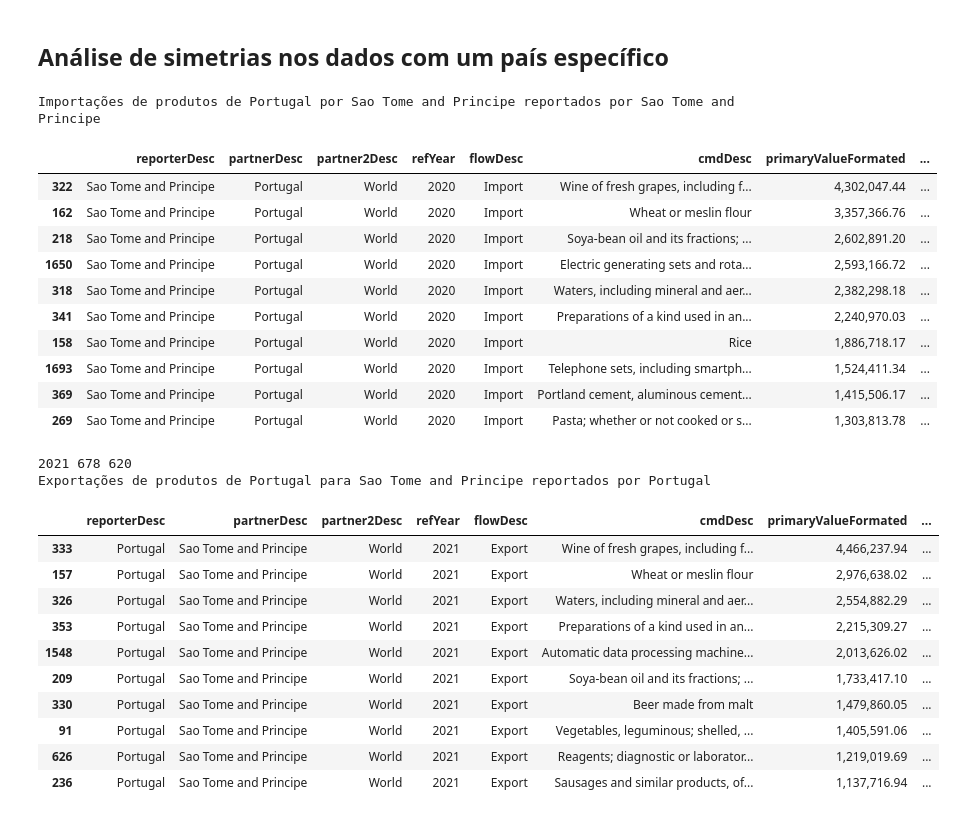
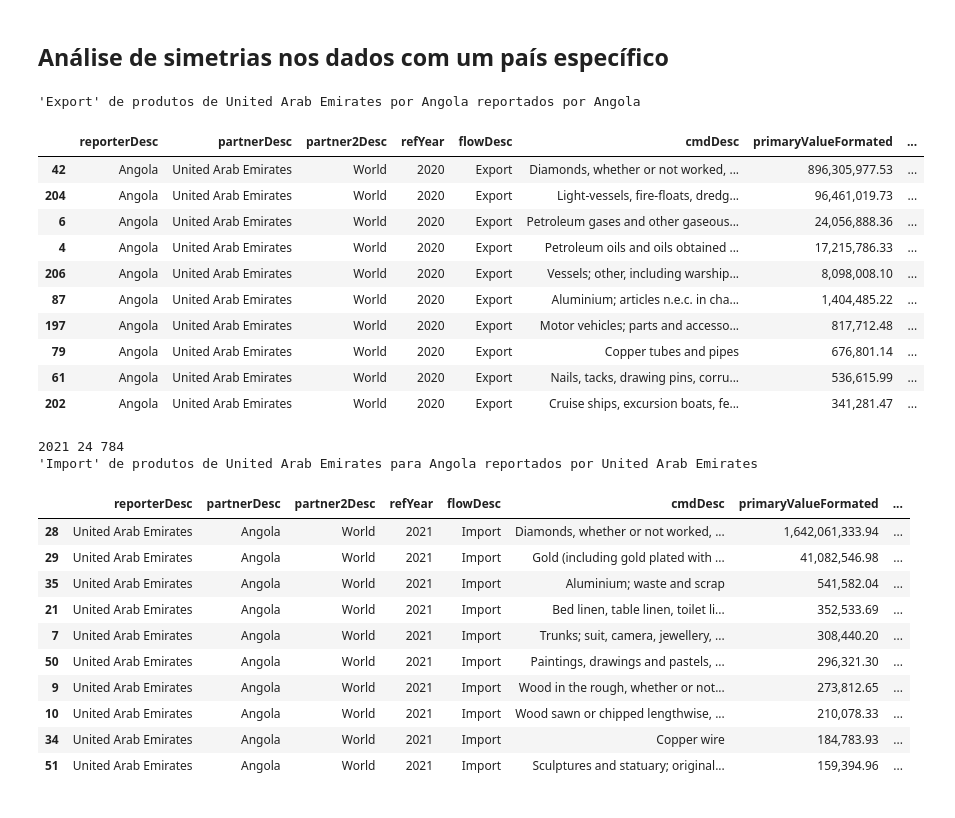
Before and after one commit to joaquimrcarvalho/cipf-comtrade, a Jupyter notebook: country_trade_profile.ipynb, the cells around one changed output. Cells and saved outputs as stored; diff of their text form; code cells hidden in the pictures.

```diff
--- a/country_trade_profile.ipynb
+++ b/country_trade_profile.ipynb
@@ -62,7 +62,7 @@ comtrade.PERIOD_SECONDS=5
 
 Choose country and years of interest
 # %%
-country_of_interest = comtrade.m49_stome_principe
+country_of_interest = comtrade.m49_angola
 years_of_interest = comtrade.year_range(2021, 2022)
 print(comtrade.COUNTRY_CODES[country_of_interest], years_of_interest)
 # %% [output]
@@ -363,20 +373,21 @@ df_import_rep_a_world[df_import_rep_a_world['primaryValue']>100000][cols].sort_v
 # %% [markdown]
 ### Principais destinos de exportação segundo o registo da importações do resto do mundo
 # %%
+show_only_top=10
 df_import_rep_a_world = comtrade.get_data("C",# C for commodities, S for Services
                      "A",# (freqCode) A for annual and M for monthly
                      flowCode='M',
                      cmdCode='TOTAL',
                      reporterCode=None,
                      partnerCode=partnerA,
-                     partner2Code=None,
+                     partner2Code=0,
                      motCode = 0,
-                     customsCode=None,
+                     # customsCode=0,
                      period=years_of_interest,
                      echo_url=False
                      )
 total_import = df_import_rep_a_world['primaryValue'].sum()
 df_import_rep_a_world['perc'] = df_import_rep_a_world['primaryValue']/total_import
-df_import_rep_a_world[df_import_rep_a_world['primaryValue']>1000][cols].sort_values(by=['refYear','reporterDesc','primaryValue'], ascending=[True,True,False]).head(150).style.format({'perc': '{:,.2%}'.format})
+df_import_rep_a_world[df_import_rep_a_world['primaryValue']>1000][cols].sort_values(by=['refYear','primaryValue','reporterDesc',], ascending=[True,False,True]).head(show_only_top).style.format({'perc': '{:,.2%}'.format})
 # %% [output]
 |  | reporterDesc | partnerDesc | partner2Desc | refYear | flowDesc | primaryValueFormated | primaryValue | ... |
@@ -399,11 +404,12 @@ df_import_rep_a_world[df_import_rep_a_world['primaryValue']>1000][cols].sort_val
 # %% [markdown]
 ## Análise de simetrias nos dados com um país específico
 # %%
-partnerB = comtrade.COUNTRY_CODES_REVERSE['Portugal']
-flowCode = 'M'
+partnerB = comtrade.COUNTRY_CODES_REVERSE['United Arab Emirates']
+flowCode = 'X'
 cmd_detail = 'AG4'
 show_only_top = 10
 
+flowDesc = comtrade.FLOWS_CODES[flowCode]
 cols = ['reporterDesc','partnerDesc','partner2Desc','refYear','flowDesc','cmdDesc','primaryValueFormated','primaryValue','perc','motDesc','isAggregate','customsDesc']
 # %%
 df_import_rep_a = comtrade.get_data("C",# C for commodities, S for Services
@@ -422,68 +428,70 @@ if df_import_rep_a is not None:
     total_import = df_import_rep_a['primaryValue'].sum()
     df_import_rep_a['perc'] = df_import_rep_a['primaryValue']/total_import
     cols = cols + ['perc']
-    print(f"Importações de produtos de {comtrade.COUNTRY_CODES.get(partnerB)} por {comtrade.COUNTRY_CODES.get(partnerA)} reportados por {comtrade.COUNTRY_CODES.get(partnerA)}")
+    print(f"'{flowDesc}' de produtos de {comtrade.COUNTRY_CODES.get(partnerB)} por {comtrade.COUNTRY_CODES.get(partnerA)} reportados por {comtrade.COUNTRY_CODES.get(partnerA)}")
     result = df_import_rep_a[cols].sort_values(by=['refYear','primaryValue'], ascending=[True,False]).head(show_only_top).style.format({'perc': '{:,.2%}'.format})
 else:
-    print(f"Não há importações de produtos de {comtrade.COUNTRY_CODES.get(partnerA)} por {comtrade.COUNTRY_CODES.get(partnerB)} reportados por {comtrade.COUNTRY_CODES.get(partnerA)}")
+    print(f"Não há '{flowDesc}' de produtos de {comtrade.COUNTRY_CODES.get(partnerA)} por {comtrade.COUNTRY_CODES.get(partnerB)} reportados por {comtrade.COUNTRY_CODES.get(partnerA)}")
     result = ''
 
 result
 # %% [output]
-Importações de produtos de Portugal por Sao Tome and Principe reportados por Sao Tome and Principe
+'Export' de produtos de United Arab Emirates por Angola reportados por Angola
 |  | reporterDesc | partnerDesc | partner2Desc | refYear | flowDesc | cmdDesc | primaryValueFormated | ... |
-| 322 | Sao Tome and Principe | Portugal | World | 2020 | Import | Wine of fresh grapes, including f... | 4,302,047.44 | ... |
-| 162 | Sao Tome and Principe | Portugal | World | 2020 | Import | Wheat or meslin flour | 3,357,366.76 | ... |
-| 218 | Sao Tome and Principe | Portugal | World | 2020 | Import | Soya-bean oil and its fractions; ... | 2,602,891.20 | ... |
-| 1650 | Sao Tome and Principe | Portugal | World | 2020 | Import | Electric generating sets and rota... | 2,593,166.72 | ... |
-| 318 | Sao Tome and Principe | Portugal | World | 2020 | Import | Waters, including mineral and aer... | 2,382,298.18 | ... |
-| 341 | Sao Tome and Principe | Portugal | World | 2020 | Import | Preparations of a kind used in an... | 2,240,970.03 | ... |
-| 158 | Sao Tome and Principe | Portugal | World | 2020 | Import | Rice | 1,886,718.17 | ... |
-| 1693 | Sao Tome and Principe | Portugal | World | 2020 | Import | Telephone sets, including smartph... | 1,524,411.34 | ... |
-| 369 | Sao Tome and Principe | Portugal | World | 2020 | Import | Portland cement, aluminous cement... | 1,415,506.17 | ... |
-| 269 | Sao Tome and Principe | Portugal | World | 2020 | Import | Pasta; whether or not cooked or s... | 1,303,813.78 | ... |
+| 42 | Angola | United Arab Emirates | World | 2020 | Export | Diamonds, whether or not worked, ... | 896,305,977.53 | ... |
+| 204 | Angola | United Arab Emirates | World | 2020 | Export | Light-vessels, fire-floats, dredg... | 96,461,019.73 | ... |
+| 6 | Angola | United Arab Emirates | World | 2020 | Export | Petroleum gases and other gaseous... | 24,056,888.36 | ... |
+| 4 | Angola | United Arab Emirates | World | 2020 | Export | Petroleum oils and oils obtained ... | 17,215,786.33 | ... |
+| 206 | Angola | United Arab Emirates | World | 2020 | Export | Vessels; other, including warship... | 8,098,008.10 | ... |
+| 87 | Angola | United Arab Emirates | World | 2020 | Export | Aluminium; articles n.e.c. in cha... | 1,404,485.22 | ... |
+| 197 | Angola | United Arab Emirates | World | 2020 | Export | Motor vehicles; parts and accesso... | 817,712.48 | ... |
+| 79 | Angola | United Arab Emirates | World | 2020 | Export | Copper tubes and pipes | 676,801.14 | ... |
+| 61 | Angola | United Arab Emirates | World | 2020 | Export | Nails, tacks, drawing pins, corru... | 536,615.99 | ... |
+| 202 | Angola | United Arab Emirates | World | 2020 | Export | Cruise ships, excursion boats, fe... | 341,281.47 | ... |
 # %%
 # invertemos
 
 print(years_of_interest, partnerA, partnerB)
-print(f"Exportações de produtos de {comtrade.COUNTRY_CODES.get(partnerB)} para {comtrade.COUNTRY_CODES.get(partnerA)} reportados por {comtrade.COUNTRY_CODES.get(partnerB)}")
 
 if flowCode == 'M':
     flowCodeInv = 'X'
 else:
     flowCodeInv = 'M'
+
+flowDesc = comtrade.FLOWS_CODES[flowCodeInv]
+print(f"'{flowDesc}' de produtos de {comtrade.COUNTRY_CODES.get(partnerB)} para {comtrade.COUNTRY_CODES.get(partnerA)} reportados por {comtrade.COUNTRY_CODES.get(partnerB)}")
 
 df_import_rep_b = comtrade.get_data("C",# C for commodities, S for Services
                      "A",# (freqCode) A for annual and M for monthly
                      flowCode=flowCodeInv,
                      cmdCode=cmd_detail,
                      reporterCode=partnerB,
                      partnerCode=partnerA,
                      partner2Code=0,
                      period=years_of_interest,
                      motCode = 0,
                      echo_url=False
                      )
 if df_import_rep_b is not None:
     total_import = df_import_rep_b['primaryValue'].sum()
     df_import_rep_b['perc'] = df_import_rep_b['primaryValue']/total_import
     cols = cols + ['perc']
     result = df_import_rep_b[cols].sort_values(by=['refYear','reporterDesc','primaryValue'], ascending=[True,True,False]).head(show_only_top).style.format({'perc': '{:,.2%}'.format})
 else:
-    print(f"Não há exportações de produtos de {comtrade.COUNTRY_CODES.get(partnerB)} para {comtrade.COUNTRY_CODES.get(partnerA)} reportados por {comtrade.COUNTRY_CODES.get(partnerB)}")
+    print(f"Não há '{flowDesc}' de produtos de {comtrade.COUNTRY_CODES.get(partnerB)} para {comtrade.COUNTRY_CODES.get(partnerA)} reportados por {comtrade.COUNTRY_CODES.get(partnerB)}")
     result = ''
 result
 # %% [output]
-2021 678 620
-Exportações de produtos de Portugal para Sao Tome and Principe reportados por Portugal
+2021 24 784
+'Import' de produtos de United Arab Emirates para Angola reportados por United Arab Emirates
 |  | reporterDesc | partnerDesc | partner2Desc | refYear | flowDesc | cmdDesc | primaryValueFormated | ... |
-| 333 | Portugal | Sao Tome and Principe | World | 2021 | Export | Wine of fresh grapes, including f... | 4,466,237.94 | ... |
-| 157 | Portugal | Sao Tome and Principe | World | 2021 | Export | Wheat or meslin flour | 2,976,638.02 | ... |
-| 326 | Portugal | Sao Tome and Principe | World | 2021 | Export | Waters, including mineral and aer... | 2,554,882.29 | ... |
-| 353 | Portugal | Sao Tome and Principe | World | 2021 | Export | Preparations of a kind used in an... | 2,215,309.27 | ... |
-| 1548 | Portugal | Sao Tome and Principe | World | 2021 | Export | Automatic data processing machine... | 2,013,626.02 | ... |
-| 209 | Portugal | Sao Tome and Principe | World | 2021 | Export | Soya-bean oil and its fractions; ... | 1,733,417.10 | ... |
-| 330 | Portugal | Sao Tome and Principe | World | 2021 | Export | Beer made from malt | 1,479,860.05 | ... |
-| 91 | Portugal | Sao Tome and Principe | World | 2021 | Export | Vegetables, leguminous; shelled, ... | 1,405,591.06 | ... |
-| 626 | Portugal | Sao Tome and Principe | World | 2021 | Export | Reagents; diagnostic or laborator... | 1,219,019.69 | ... |
-| 236 | Portugal | Sao Tome and Principe | World | 2021 | Export | Sausages and similar products, of... | 1,137,716.94 | ... |
+| 28 | United Arab Emirates | Angola | World | 2021 | Import | Diamonds, whether or not worked, ... | 1,642,061,333.94 | ... |
+| 29 | United Arab Emirates | Angola | World | 2021 | Import | Gold (including gold plated with ... | 41,082,546.98 | ... |
+| 35 | United Arab Emirates | Angola | World | 2021 | Import | Aluminium; waste and scrap | 541,582.04 | ... |
+| 21 | United Arab Emirates | Angola | World | 2021 | Import | Bed linen, table linen, toilet li... | 352,533.69 | ... |
+| 7 | United Arab Emirates | Angola | World | 2021 | Import | Trunks; suit, camera, jewellery, ... | 308,440.20 | ... |
+| 50 | United Arab Emirates | Angola | World | 2021 | Import | Paintings, drawings and pastels, ... | 296,321.30 | ... |
+| 9 | United Arab Emirates | Angola | World | 2021 | Import | Wood in the rough, whether or not... | 273,812.65 | ... |
+| 10 | United Arab Emirates | Angola | World | 2021 | Import | Wood sawn or chipped lengthwise, ... | 210,078.33 | ... |
+| 34 | United Arab Emirates | Angola | World | 2021 | Import | Copper wire | 184,783.93 | ... |
+| 51 | United Arab Emirates | Angola | World | 2021 | Import | Sculptures and statuary; original... | 159,394.96 | ... |
```
Also changed, not shown: parts of 14 cells of this notebook, 2 other files.
